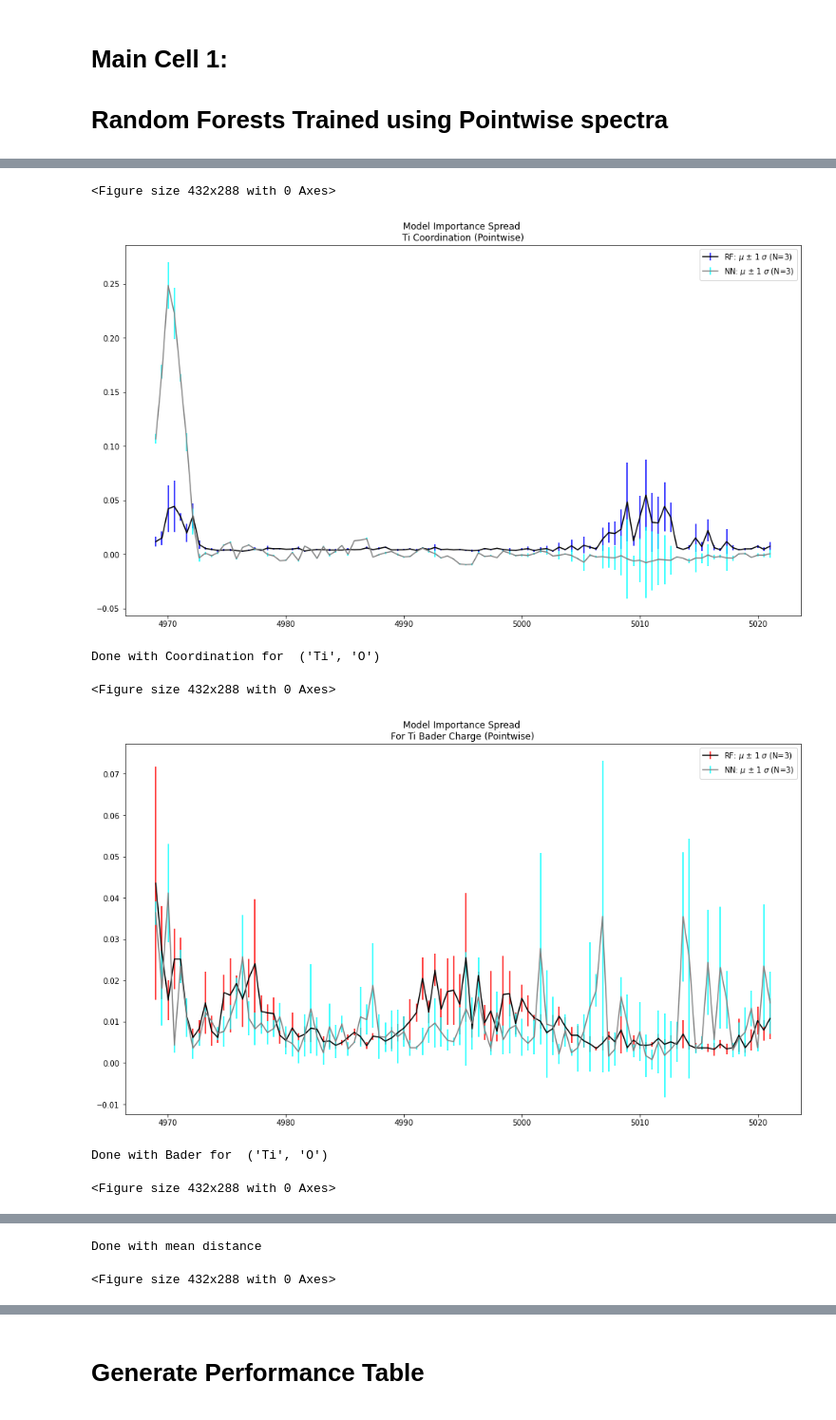
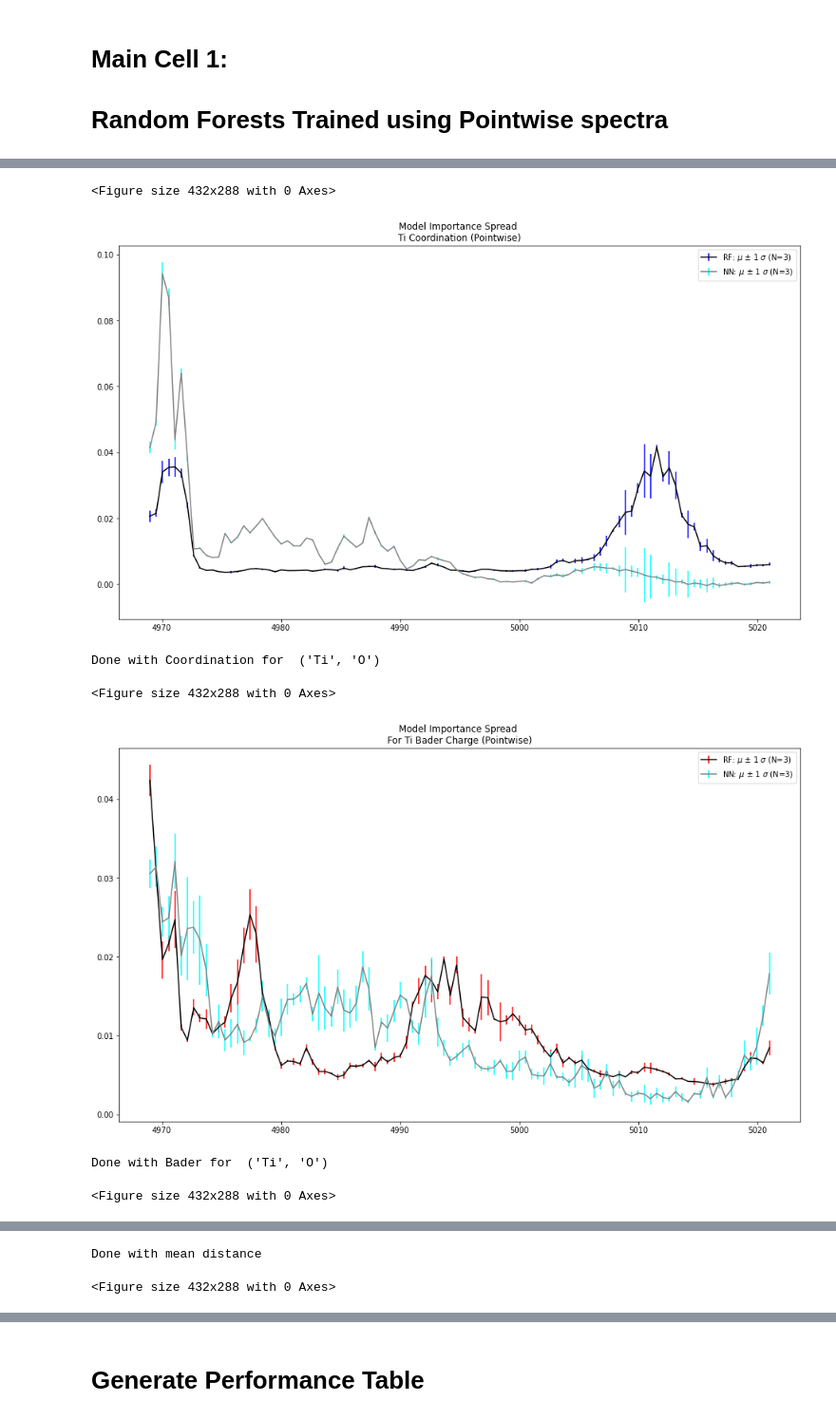
Before and after one commit to fengchenLBL/trixs-dl-models, a Jupyter notebook: Train_Run_DL_Models.ipynb, the cells around one changed output, grey strips where cells are left out. Shown at 95% size. Drawn from its saved outputs; the diff is of its cells as text; code cells hidden in the pictures.

Commit message:
NN vs RF 500 epochs

```diff
--- a/Train_Run_DL_Models.ipynb
+++ b/Train_Run_DL_Models.ipynb
@@ -275,12 +277,12 @@ def base_model_md():
     model.compile(loss='mean_squared_error', optimizer='adam')
     return model
 
-# N_ESTIMATORS = 300
-# N_EPOCHS = 500
+N_ESTIMATORS = 300
+N_EPOCHS = 500
 # RANK_REPEAT = 9
 
-N_ESTIMATORS = 10
-N_EPOCHS = 10
+# N_ESTIMATORS = 10
+# N_EPOCHS = 10
 RANK_REPEAT = 2
 
 VERBOSE = 0
@@ -710,7 +713,7 @@ Commencing run...
 <Figure size 432x288 with 0 Axes>
-[figure, old version]
+[figure, new version]
 Done with Coordination for  ('Ti', 'O')
 <Figure size 432x288 with 0 Axes>
-[figure, old version]
+[figure, new version]
 Done with Bader for  ('Ti', 'O')
 <Figure size 432x288 with 0 Axes>
```
Also changed, not shown: parts of 9 cells of this notebook, 32 other files.
